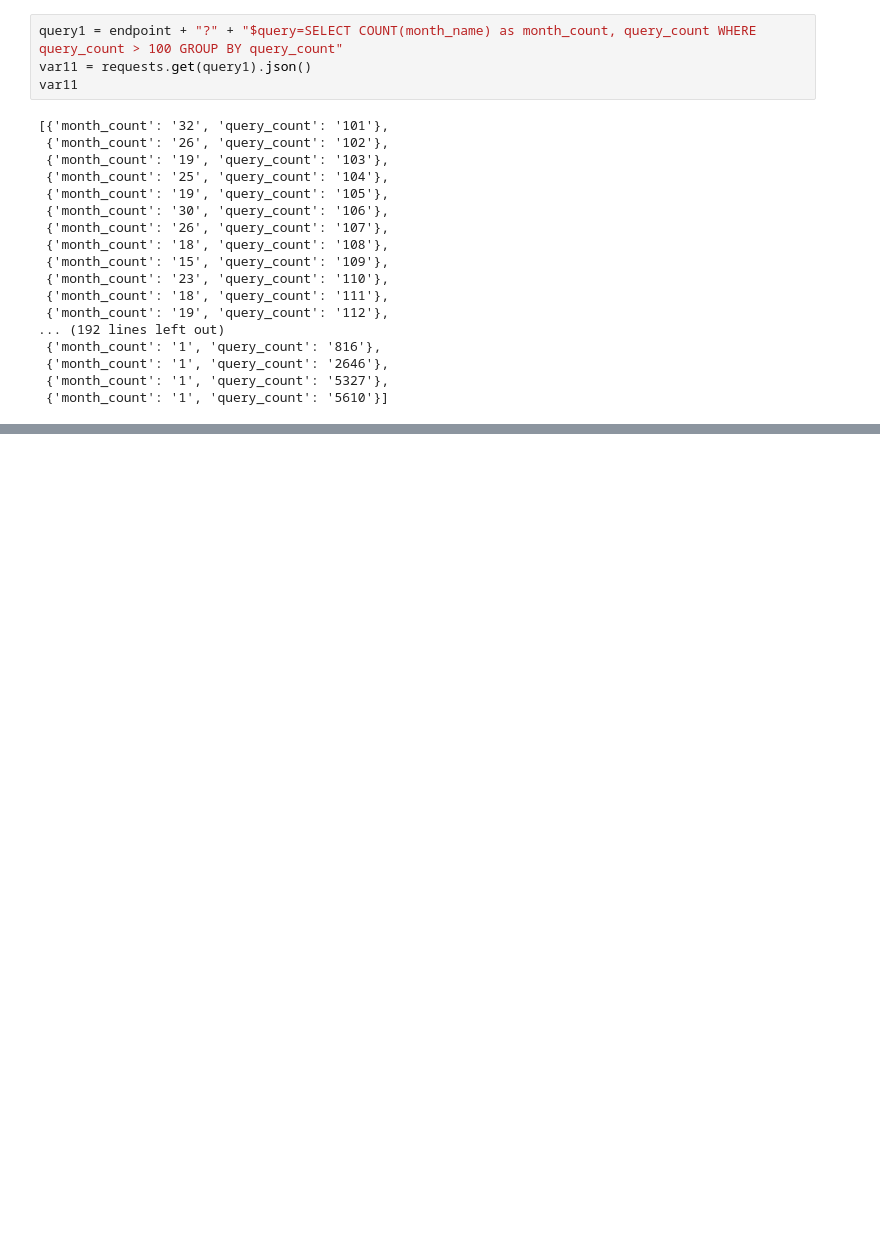
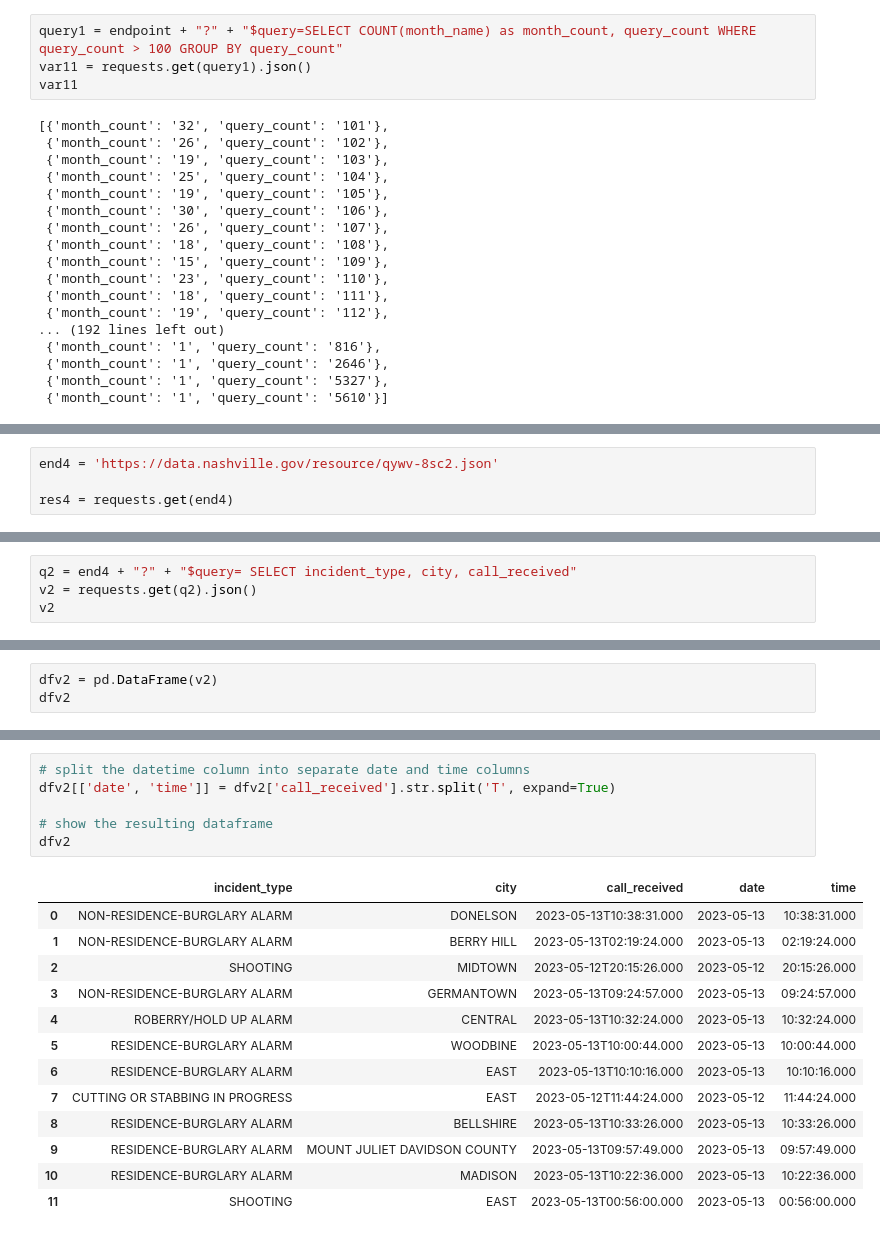
Before and after one commit to Erica-Ranck/socrata_api-Erica-Exotica, a Jupyter notebook: notebook/socrata.ipynb, the cells around one changed output, grey strips where cells are left out. Saved outputs shown, nothing was run; the diff lists cells and outputs as text; blank space fills up the shorter version.

```diff
--- a/notebook/socrata.ipynb
+++ b/notebook/socrata.ipynb
@@ -200,0 +350,4 @@ plt.show()
+# %%
+end4 = 'https://data.nashville.gov/resource/qywv-8sc2.json'
+
+res4 = requests.get(end4)
@@ -200,0 +383,4 @@ plt.show()
+# %%
+q2 = end4 + "?" + "$query= SELECT incident_type, city, call_received"
+v2 = requests.get(q2).json()
+v2
@@ -200,0 +405,3 @@ plt.show()
+# %%
+dfv2 = pd.DataFrame(v2)
+dfv2
@@ -200,0 +422,20 @@ plt.show()
+# %%
+# split the datetime column into separate date and time columns
+dfv2[['date', 'time']] = dfv2['call_received'].str.split('T', expand=True)
+
+# show the resulting dataframe
+dfv2
+# %% [output]
+|  | incident_type | city | call_received | date | time |
+| 0 | NON-RESIDENCE-BURGLARY ALARM | DONELSON | 2023-05-13T10:38:31.000 | 2023-05-13 | 10:38:31.000 |
+| 1 | NON-RESIDENCE-BURGLARY ALARM | BERRY HILL | 2023-05-13T02:19:24.000 | 2023-05-13 | 02:19:24.000 |
+| 2 | SHOOTING | MIDTOWN | 2023-05-12T20:15:26.000 | 2023-05-12 | 20:15:26.000 |
+| 3 | NON-RESIDENCE-BURGLARY ALARM | GERMANTOWN | 2023-05-13T09:24:57.000 | 2023-05-13 | 09:24:57.000 |
+| 4 | ROBERRY/HOLD UP ALARM | CENTRAL | 2023-05-13T10:32:24.000 | 2023-05-13 | 10:32:24.000 |
+| 5 | RESIDENCE-BURGLARY ALARM | WOODBINE | 2023-05-13T10:00:44.000 | 2023-05-13 | 10:00:44.000 |
+| 6 | RESIDENCE-BURGLARY ALARM | EAST | 2023-05-13T10:10:16.000 | 2023-05-13 | 10:10:16.000 |
+| 7 | CUTTING OR STABBING IN PROGRESS | EAST | 2023-05-12T11:44:24.000 | 2023-05-12 | 11:44:24.000 |
+| 8 | RESIDENCE-BURGLARY ALARM | BELLSHIRE | 2023-05-13T10:33:26.000 | 2023-05-13 | 10:33:26.000 |
+| 9 | RESIDENCE-BURGLARY ALARM | MOUNT JULIET DAVIDSON COUNTY | 2023-05-13T09:57:49.000 | 2023-05-13 | 09:57:49.000 |
+| 10 | RESIDENCE-BURGLARY ALARM | MADISON | 2023-05-13T10:22:36.000 | 2023-05-13 | 10:22:36.000 |
+| 11 | SHOOTING | EAST | 2023-05-13T00:56:00.000 | 2023-05-13 | 00:56:00.000 |
```
Also changed, not shown: parts of 44 cells of this notebook.
